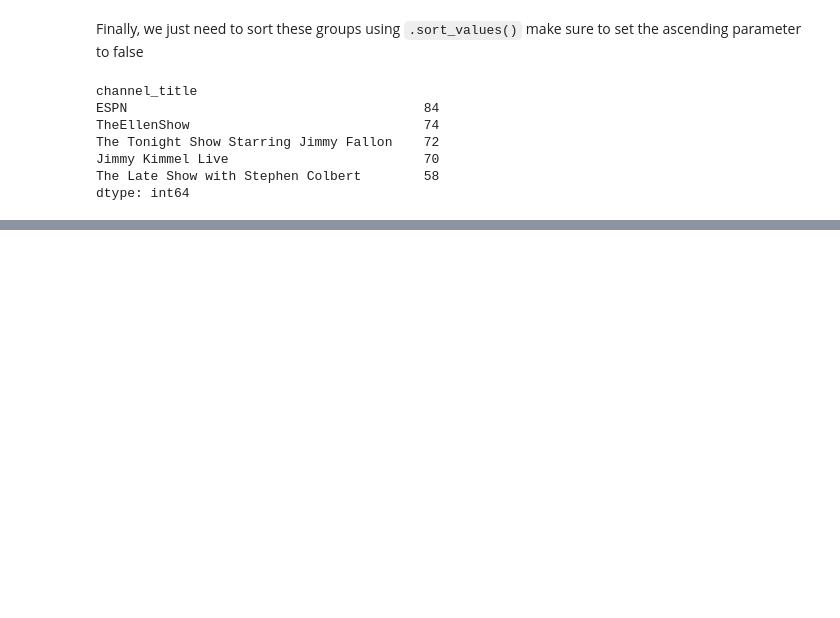
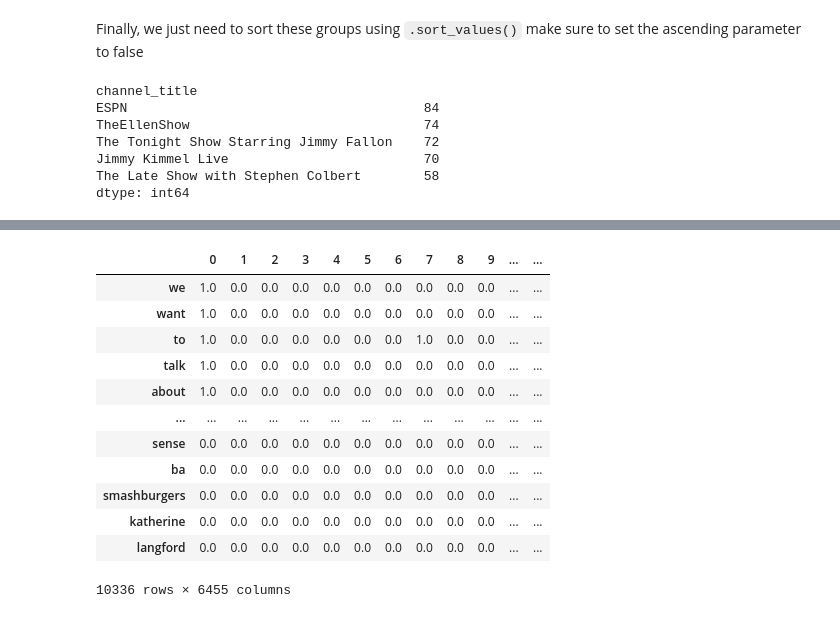
Before and after one commit to Wacboss1/khlabs-intro-to-data-analysis, a Jupyter notebook: intro-to-data-analysis.ipynb, the cells around one changed output, grey strips where cells are left out. Cells and saved outputs as stored; diff of their text form; code cells hidden in the pictures; blank space fills up the shorter version.

```diff
--- a/intro-to-data-analysis.ipynb
+++ b/intro-to-data-analysis.ipynb
@@ -186,0 +247,17 @@ dtype: int64
+# %%
+word_count_df = word_count_df.transpose()
+word_count_df
+# %% [output]
+|  | 0 | 1 | 2 | 3 | 4 | 5 | 6 | 7 | 8 | 9 | ... | ... |
+| we | 1.0 | 0.0 | 0.0 | 0.0 | 0.0 | 0.0 | 0.0 | 0.0 | 0.0 | 0.0 | ... | ... |
+| want | 1.0 | 0.0 | 0.0 | 0.0 | 0.0 | 0.0 | 0.0 | 0.0 | 0.0 | 0.0 | ... | ... |
+| to | 1.0 | 0.0 | 0.0 | 0.0 | 0.0 | 0.0 | 0.0 | 1.0 | 0.0 | 0.0 | ... | ... |
+| talk | 1.0 | 0.0 | 0.0 | 0.0 | 0.0 | 0.0 | 0.0 | 0.0 | 0.0 | 0.0 | ... | ... |
+| about | 1.0 | 0.0 | 0.0 | 0.0 | 0.0 | 0.0 | 0.0 | 0.0 | 0.0 | 0.0 | ... | ... |
+| ... | ... | ... | ... | ... | ... | ... | ... | ... | ... | ... | ... | ... |
+| sense | 0.0 | 0.0 | 0.0 | 0.0 | 0.0 | 0.0 | 0.0 | 0.0 | 0.0 | 0.0 | ... | ... |
+| ba | 0.0 | 0.0 | 0.0 | 0.0 | 0.0 | 0.0 | 0.0 | 0.0 | 0.0 | 0.0 | ... | ... |
+| smashburgers | 0.0 | 0.0 | 0.0 | 0.0 | 0.0 | 0.0 | 0.0 | 0.0 | 0.0 | 0.0 | ... | ... |
+| katherine | 0.0 | 0.0 | 0.0 | 0.0 | 0.0 | 0.0 | 0.0 | 0.0 | 0.0 | 0.0 | ... | ... |
+| langford | 0.0 | 0.0 | 0.0 | 0.0 | 0.0 | 0.0 | 0.0 | 0.0 | 0.0 | 0.0 | ... | ... |
+10336 rows × 6455 columns
```
Also changed, not shown: parts of 8 cells of this notebook.
